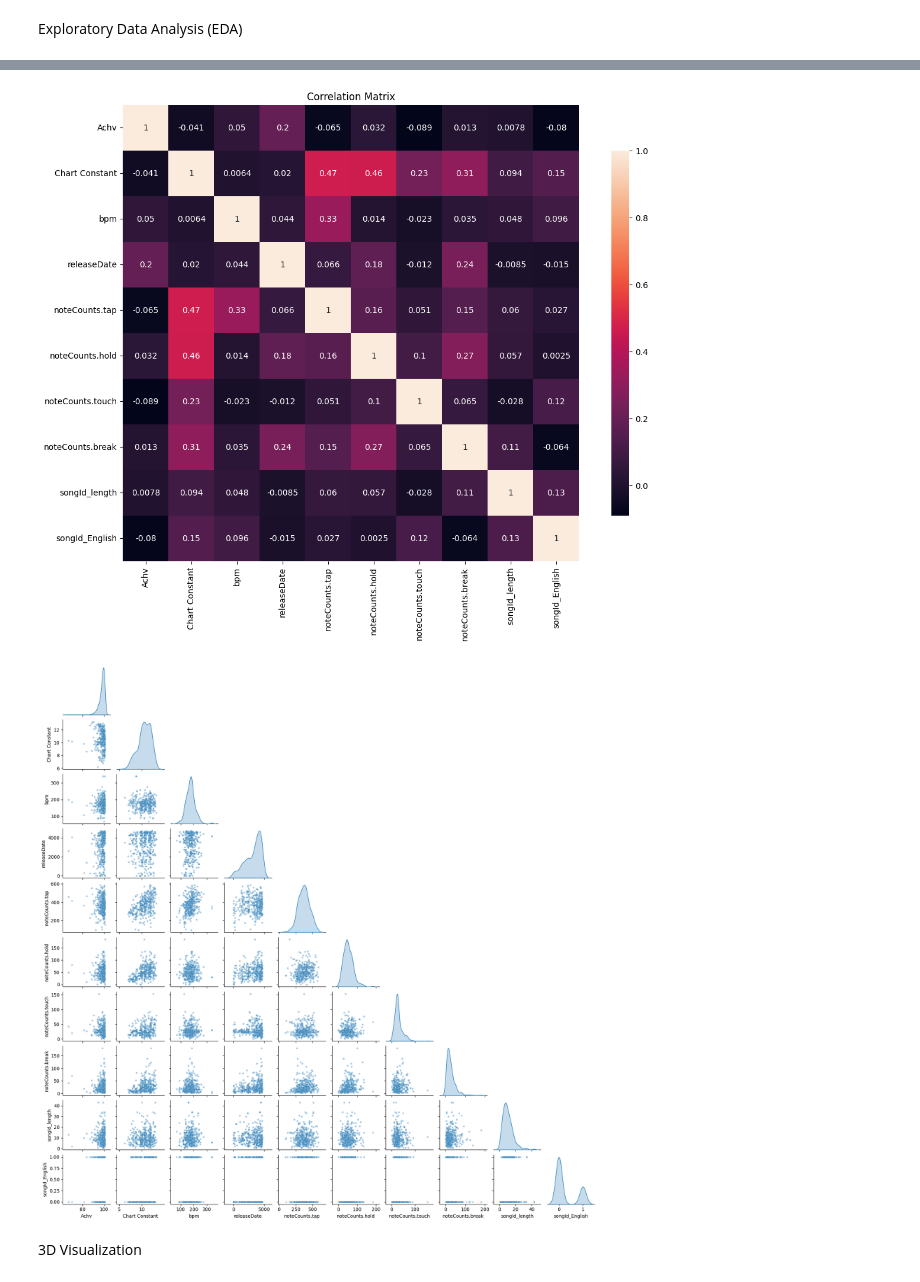
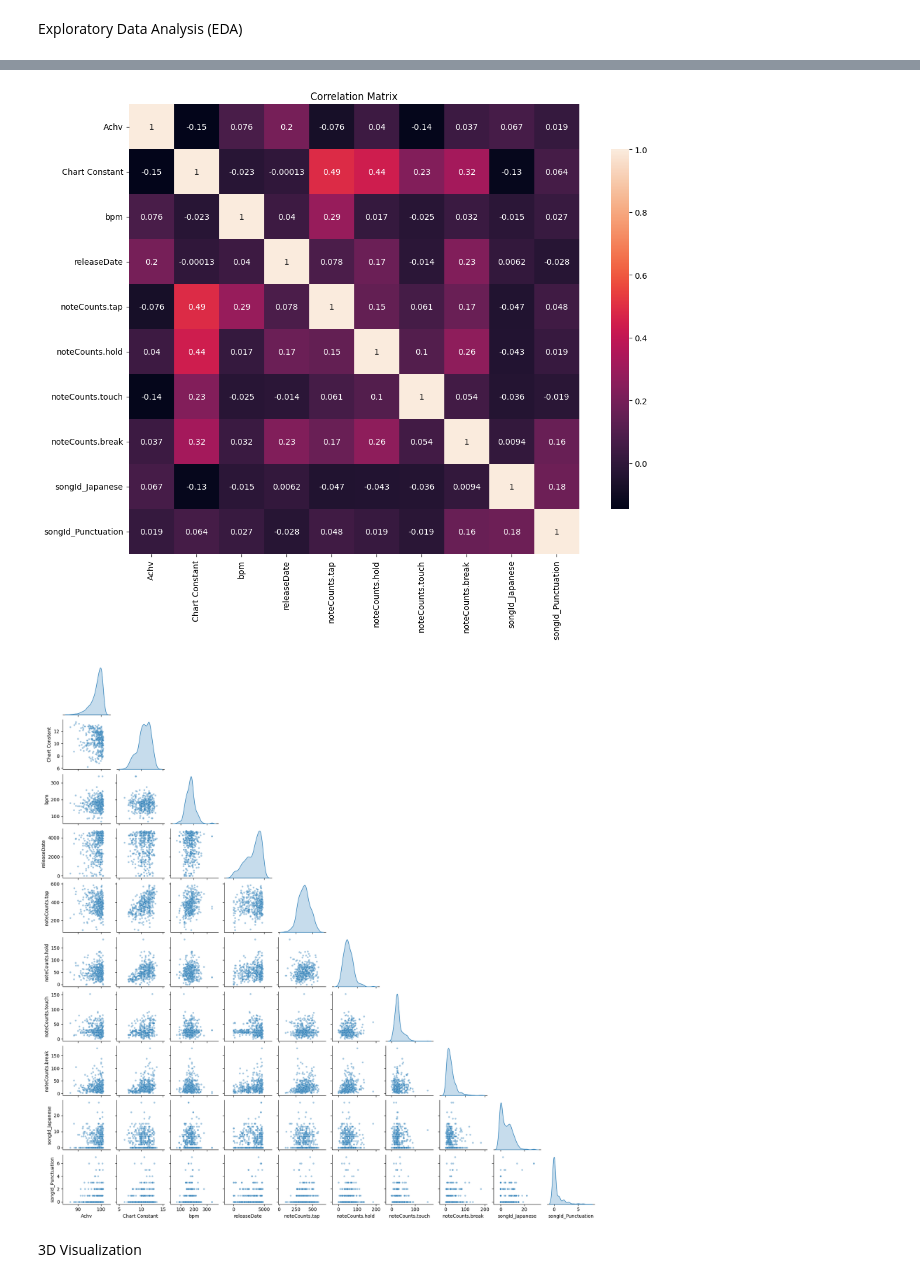
Before and after one commit to eric15342335/maimai-dx-regression, a Jupyter notebook: model.ipynb, the cells around one changed output, grey strips where cells are left out. Cells and saved outputs as stored; diff of their text form; code cells hidden in the pictures.

```diff
--- a/model.ipynb
+++ b/model.ipynb
@@ -261,13 +280,20 @@ Total rows with missing values: 146
 # %%
 # Fill missing noteCounts value with median of the same Level
-note_count_columns = ['noteCounts.tap', 'noteCounts.hold', 'noteCounts.touch', 'noteCounts.break']
+note_count_columns = [
+    "noteCounts.tap",
+    "noteCounts.hold",
+    "noteCounts.touch",
+    "noteCounts.break",
+]
 for column in note_count_columns:
-    median_values = merged_df.groupby('Level')[column].median()
-    merged_df.fillna({column: merged_df['Level'].map(median_values)}, inplace=True)
+    median_values = merged_df.groupby("Level")[column].median()
+    merged_df.fillna({column: merged_df["Level"].map(median_values)}, inplace=True)
 
 merged_df["noteCounts.total"] = merged_df[note_count_columns].sum(axis=1)
 
-print(f"\nRemaining missing noteCounts values:\n{merged_df[note_count_columns].isna().sum()}")
+print(
+    f"\nRemaining missing noteCounts values:\n{merged_df[note_count_columns].isna().sum()}"
+)
 print(merged_df[merged_df[note_count_columns].isna().any(axis=1)])
 # %% [output]
 Remaining missing noteCounts values:
@@ -320,9 +346,18 @@ Total rows with missing values: 44
 # * language classifier (English/Japanese)
 # * HasPunctuation
 merged_df["songId_length"] = merged_df["songId"].str.len()
-merged_df["songId_English"] = merged_df["songId"].str.contains(r'^[A-Za-z0-9 _-]+$', regex=True).astype(int)
-merged_df["songId_Japanese"] = merged_df["songId"].str.contains(r'[^\x00-\x7F]', regex=True).astype(int)
-merged_df["songId_HasPunctuation"] = merged_df["songId"].str.contains(r'[^\w\s]', regex=True).astype(int)
+merged_df["songId_English"] = (
+    merged_df["songId"].str.count(r"[A-Za-z0-9]").fillna(0).astype(int)
+)
+merged_df["songId_Japanese"] = (
+    merged_df["songId"]
+    .str.count(r"[\u3040-\u309F\u30A0-\u30FF\u4E00-\u9FFF\uFF65-\uFF9F]")
+    .fillna(0)
+    .astype(int)
+)
+merged_df["songId_Punctuation"] = (
+    merged_df["songId"].str.count(r"[^\w\s]").fillna(0).astype(int)
+)
 print(merged_df.columns)
 # %% [output]
 Index(['songId', 'Genre', 'Version', 'type', 'difficulty', 'Level', 'Achv',
@@ -376,31 +411,41 @@ plt.show()
 # %%
 # Drop collinear columns
-merged_df.drop(columns=["noteCounts.total", "noteCounts.slide", "DX Score", "songId_Japanese", "songId_HasPunctuation"], inplace=True)
+merged_df.drop(
+    columns=[
+        "noteCounts.total",
+        "noteCounts.slide",
+        "DX Score",
+        "songId_length",
+        "songId_English",
+    ],
+    inplace=True,
+)
 
-correlation_matrix = merged_df.select_dtypes(include=['number']).corr()
+correlation_matrix = merged_df.select_dtypes(include=["number"]).corr()
 
 fig = plt.figure(clear=True, figsize=(14, 10))
 sns.heatmap(
     correlation_matrix,
     annot=True,
     square=True,
     cbar_kws={"shrink": 0.8},
 )
-plt.title('Correlation Matrix')
+plt.title("Correlation Matrix")
 plt.show()
 # %% [output]
-[figure, old version]
+[figure, new version]
 # %%
 # Pairwise correlation with seaborn
-sns.pairplot(merged_df,
+sns.pairplot(
+    merged_df,
     diag_kind="kde",
-    plot_kws={'alpha': 0.4, 's': 15},
+    plot_kws={"alpha": 0.4, "s": 15},
     corner=True,
     height=1.7,
 )
 plt.show()
 # %% [output]
-[figure, old version]
+[figure, new version]
 # %% [markdown]
 3D Visualization
 # %%
```
Also changed, not shown: parts of 31 cells of this notebook, 1 other file.
